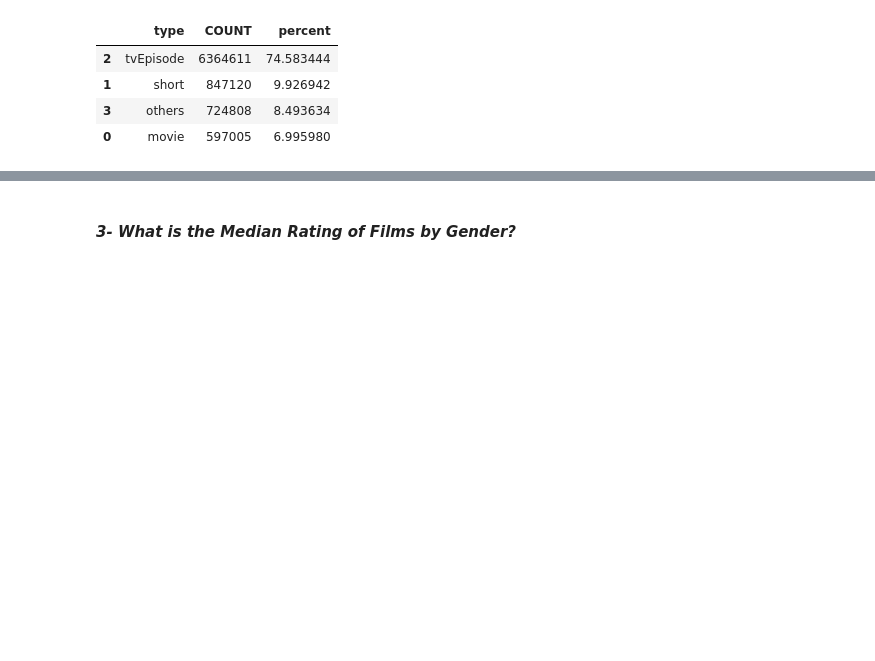
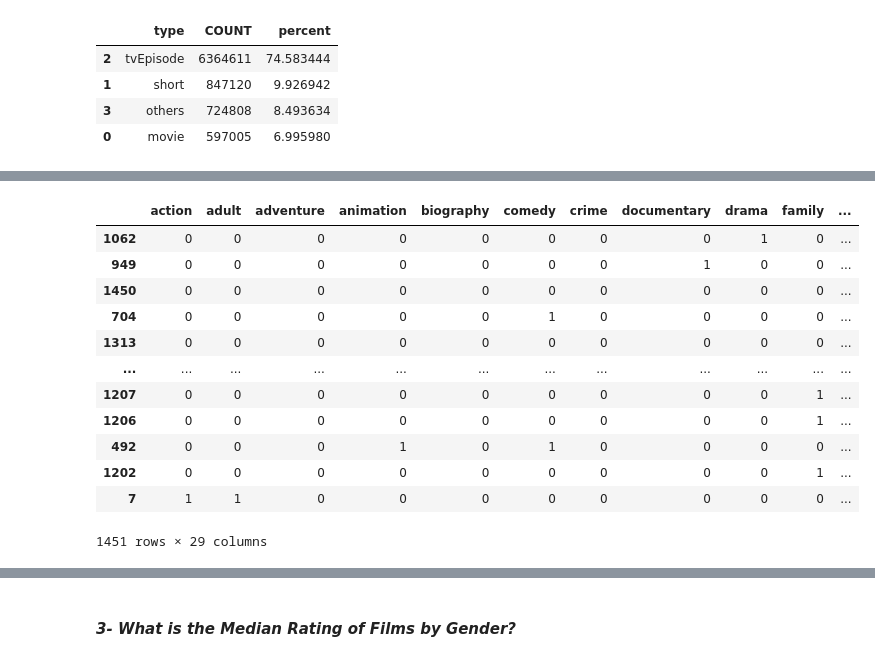
Before and after one commit to Krupique/Explorating-Data, a Jupyter notebook: IMDB-ExploreData/ExploreData.ipynb, the cells around one changed output, grey strips where cells are left out. Drawn from its saved outputs; the diff is of its cells as text; code cells hidden in the pictures; blank space fills up the shorter version.

```diff
--- a/IMDB-ExploreData/ExploreData.ipynb
+++ b/IMDB-ExploreData/ExploreData.ipynb
@@ -265,0 +339,11 @@ res1.head()
+# %%
+# Let's create a vector using regular expression to filter the strings
+
+# https://docs.python.org/3.8/library/re.html
+pattern = '(?u)\\b[\\w-]+\\b'
+
+# https://scikit-learn.org/stable/modules/generated/sklearn.feature_extraction.text.CountVectorizer.html
+vetor = CountVectorizer(token_pattern = pattern, analyzer = 'word').fit(temp)
+# %%
+# Applies vectorization to dataset without NA values
+bag_genders = vetor.transform(temp)
@@ -265,0 +356,16 @@ res1.head()
+# %%
+genders
+# %% [output]
+|  | action | adult | adventure | animation | biography | comedy | crime | documentary | drama | family | ... |
+| 1062 | 0 | 0 | 0 | 0 | 0 | 0 | 0 | 0 | 1 | 0 | ... |
+| 949 | 0 | 0 | 0 | 0 | 0 | 0 | 0 | 1 | 0 | 0 | ... |
+| 1450 | 0 | 0 | 0 | 0 | 0 | 0 | 0 | 0 | 0 | 0 | ... |
+| 704 | 0 | 0 | 0 | 0 | 0 | 1 | 0 | 0 | 0 | 0 | ... |
+| 1313 | 0 | 0 | 0 | 0 | 0 | 0 | 0 | 0 | 0 | 0 | ... |
+| ... | ... | ... | ... | ... | ... | ... | ... | ... | ... | ... | ... |
+| 1207 | 0 | 0 | 0 | 0 | 0 | 0 | 0 | 0 | 0 | 1 | ... |
+| 1206 | 0 | 0 | 0 | 0 | 0 | 0 | 0 | 0 | 0 | 1 | ... |
+| 492 | 0 | 0 | 0 | 1 | 0 | 1 | 0 | 0 | 0 | 0 | ... |
+| 1202 | 0 | 0 | 0 | 0 | 0 | 0 | 0 | 0 | 0 | 1 | ... |
+| 7 | 1 | 1 | 0 | 0 | 0 | 0 | 0 | 0 | 0 | 0 | ... |
+1451 rows × 29 columns
```
Also changed, not shown: parts of 25 cells of this notebook.
